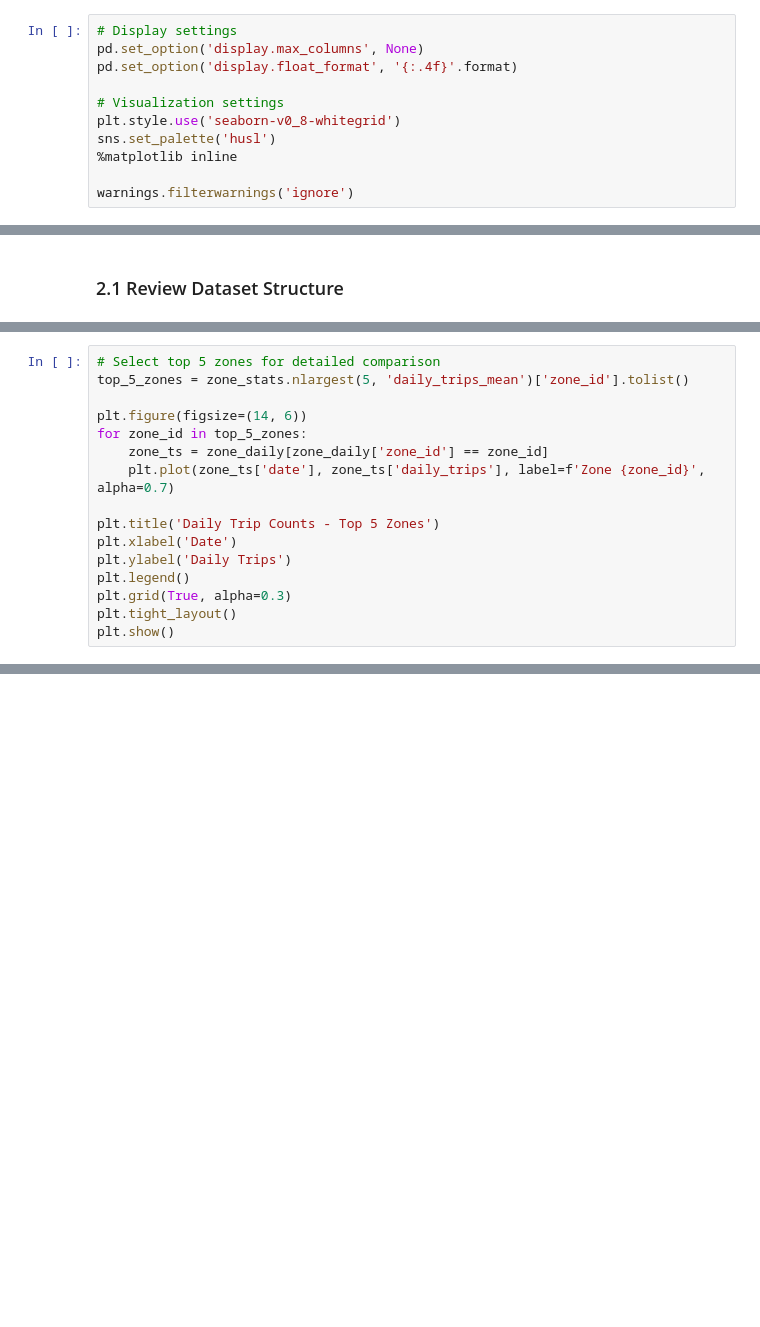
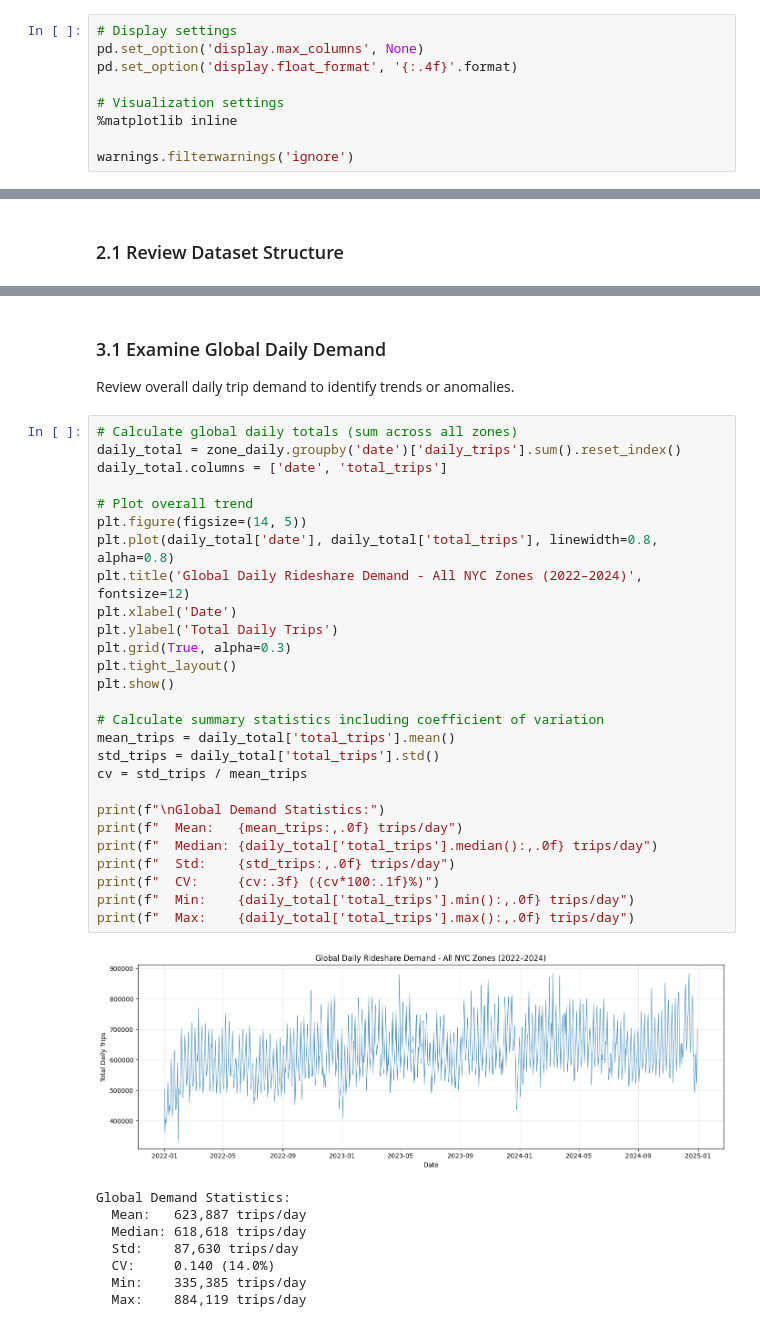
Before and after one commit to KRFlowers/nyc-fhv-rideshare-forecasting, a Jupyter notebook: notebooks/02_exploratory_analysis.ipynb, the cells around one changed output, grey strips where cells are left out. Cells and saved outputs as stored; diff of their text form; blank space fills up the shorter version.

```diff
--- a/notebooks/02_exploratory_analysis.ipynb
+++ b/notebooks/02_exploratory_analysis.ipynb
@@ -55,8 +75,6 @@ pd.set_option('display.max_columns', None)
 pd.set_option('display.float_format', '{:.4f}'.format)
 
 # Visualization settings
-plt.style.use('seaborn-v0_8-whitegrid')
-sns.set_palette('husl')
 %matplotlib inline
 
 warnings.filterwarnings('ignore')
@@ -706,16 +120,0 @@ Compares demand patterns across zones to find shared trends.
-# %%
-# Select top 5 zones for detailed comparison
-top_5_zones = zone_stats.nlargest(5, 'daily_trips_mean')['zone_id'].tolist()
-
-plt.figure(figsize=(14, 6))
-for zone_id in top_5_zones:
-    zone_ts = zone_daily[zone_daily['zone_id'] == zone_id]
-    plt.plot(zone_ts['date'], zone_ts['daily_trips'], label=f'Zone {zone_id}', alpha=0.7)
-
-plt.title('Daily Trip Counts - Top 5 Zones')
-plt.xlabel('Date')
-plt.ylabel('Daily Trips')
-plt.legend()
-plt.grid(True, alpha=0.3)
-plt.tight_layout()
-plt.show()
@@ -898,0 +249,39 @@ Proceed to **03_demand_forecasting.ipynb** to build and evaluate forecasting mod
+# %% [markdown]
+### 3.1 Examine Global Daily Demand
+Review overall daily trip demand to identify trends or anomalies.
+# %%
+# Calculate global daily totals (sum across all zones)
+daily_total = zone_daily.groupby('date')['daily_trips'].sum().reset_index()
+daily_total.columns = ['date', 'total_trips']
+
+# Plot overall trend
+plt.figure(figsize=(14, 5))
+plt.plot(daily_total['date'], daily_total['total_trips'], linewidth=0.8, alpha=0.8)
+plt.title('Global Daily Rideshare Demand - All NYC Zones (2022–2024)', fontsize=12)
+plt.xlabel('Date')
+plt.ylabel('Total Daily Trips')
+plt.grid(True, alpha=0.3)
+plt.tight_layout()
+plt.show()
+
+# Calculate summary statistics including coefficient of variation
+mean_trips = daily_total['total_trips'].mean()
+std_trips = daily_total['total_trips'].std()
+cv = std_trips / mean_trips
+
+print(f"\nGlobal Demand Statistics:")
+print(f"  Mean:   {mean_trips:,.0f} trips/day")
+print(f"  Median: {daily_total['total_trips'].median():,.0f} trips/day")
+print(f"  Std:    {std_trips:,.0f} trips/day")
+print(f"  CV:     {cv:.3f} ({cv*100:.1f}%)")
+print(f"  Min:    {daily_total['total_trips'].min():,.0f} trips/day")
+print(f"  Max:    {daily_total['total_trips'].max():,.0f} trips/day")
+# %% [output]
+[figure, added]
+Global Demand Statistics:
+  Mean:   623,887 trips/day
+  Median: 618,618 trips/day
+  Std:    87,630 trips/day
+  CV:     0.140 (14.0%)
+  Min:    335,385 trips/day
+  Max:    884,119 trips/day
```
Also changed, not shown: parts of 117 cells of this notebook, 6 other files.
